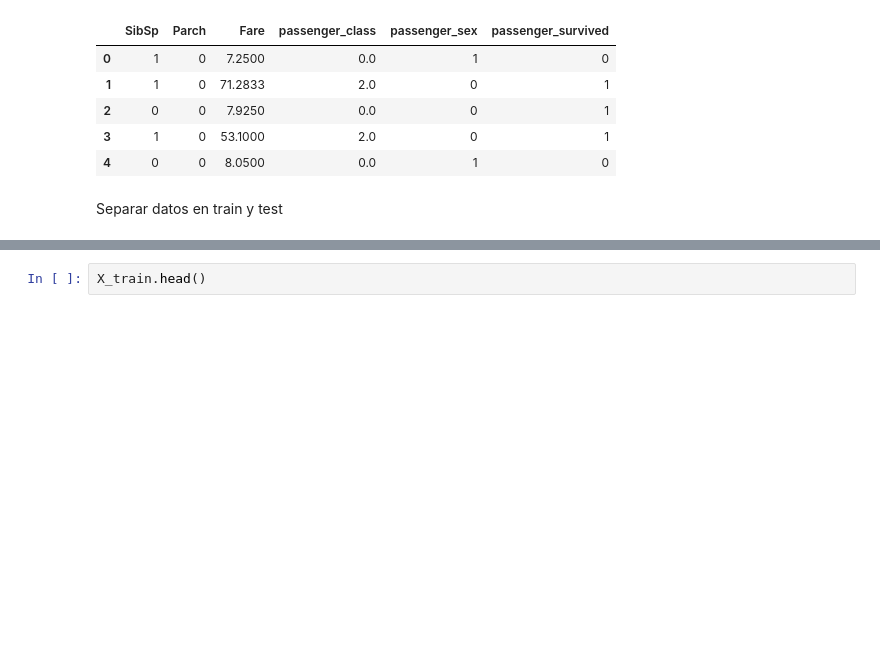
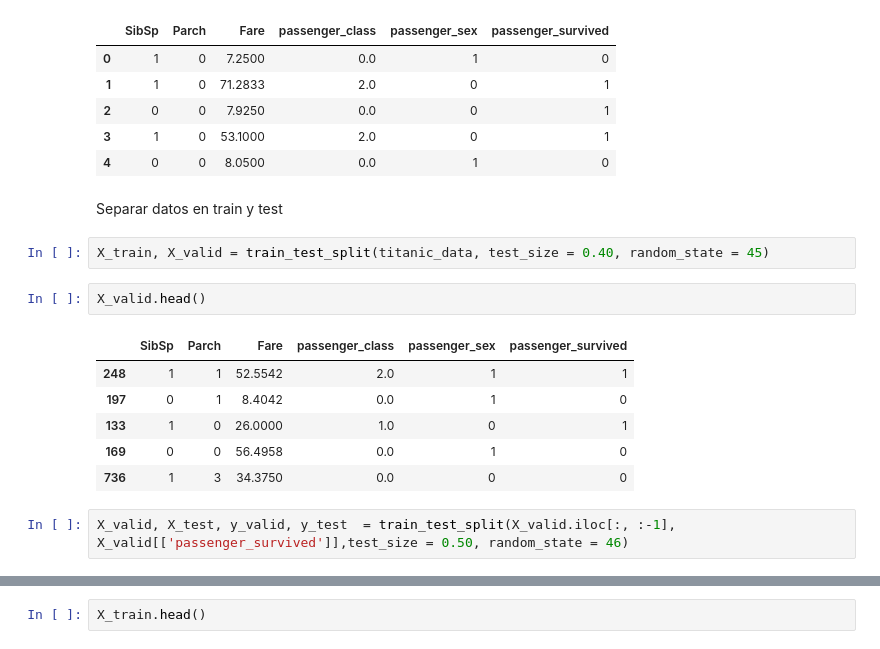
Before and after one commit to bhlr/statisticalLearning, a Jupyter notebook: proyecto1/proyecto.ipynb, the cells around one changed output, grey strips where cells are left out. Cells and saved outputs as stored; diff of their text form; blank space fills up the shorter version.

```diff
--- a/proyecto1/proyecto.ipynb
+++ b/proyecto1/proyecto.ipynb
@@ -209,3 +213,16 @@ titanic_data.head()
 | 4 | 0 | 0 | 8.0500 | 0.0 | 1 | 0 |
 # %% [markdown]
 Separar datos en train y test
+# %%
+X_train, X_valid = train_test_split(titanic_data, test_size = 0.40, random_state = 45)
+# %%
+X_valid.head()
+# %% [output]
+|  | SibSp | Parch | Fare | passenger_class | passenger_sex | passenger_survived |
+| 248 | 1 | 1 | 52.5542 | 2.0 | 1 | 1 |
+| 197 | 0 | 1 | 8.4042 | 0.0 | 1 | 0 |
+| 133 | 1 | 0 | 26.0000 | 1.0 | 0 | 1 |
+| 169 | 0 | 0 | 56.4958 | 0.0 | 1 | 0 |
+| 736 | 1 | 3 | 34.3750 | 0.0 | 0 | 0 |
+# %%
+X_valid, X_test, y_valid, y_test  = train_test_split(X_valid.iloc[:, :-1], X_valid[['passenger_survived']],test_size = 0.50, random_state = 46)
```
Also changed, not shown: parts of 25 cells of this notebook.
